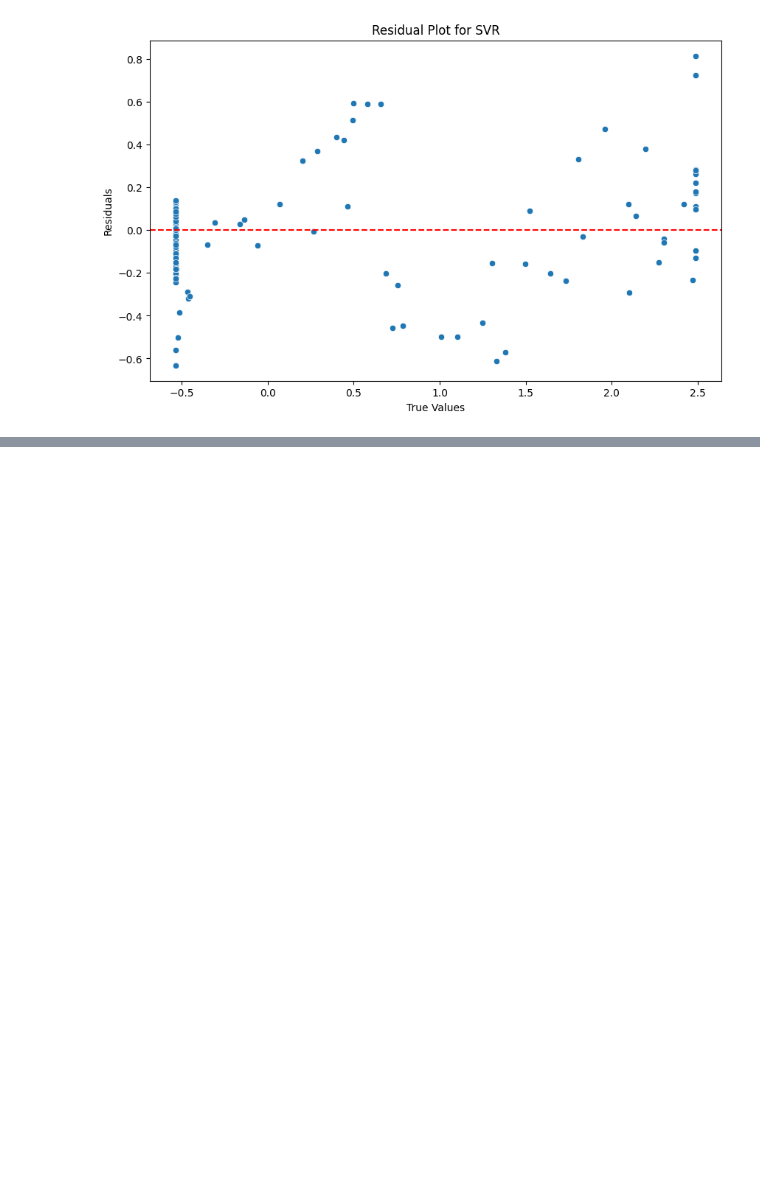
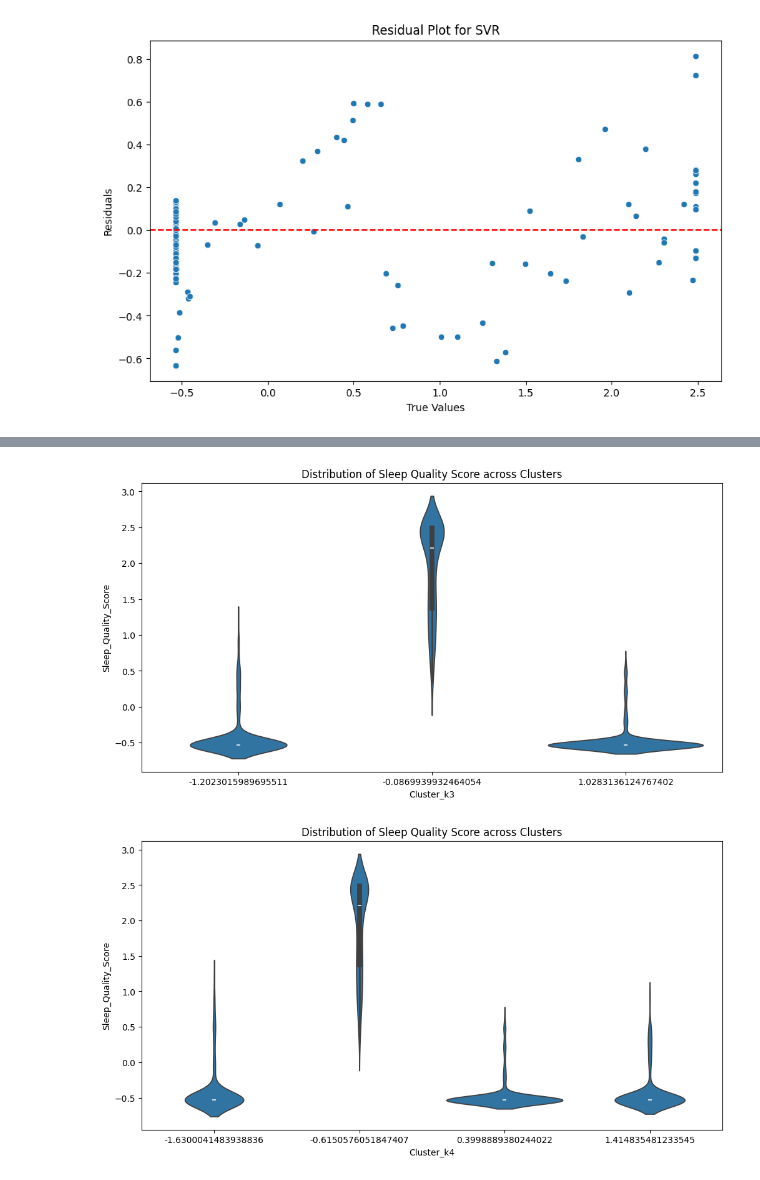
Before and after one commit to Gracing47/digethic_sleep_quality_project, a Jupyter notebook: notebooks/Model_training.ipynb, the cells around one changed output, grey strips where cells are left out. Saved outputs shown, nothing was run; the diff lists cells and outputs as text; code cells hidden in the pictures; blank space fills up the shorter version.

```diff
--- a/notebooks/Model_training.ipynb
+++ b/notebooks/Model_training.ipynb
@@ -133,0 +174,13 @@ for name, model in models.items():
+# %%
+plt.figure(figsize=(12, 6))
+sns.violinplot(x='Cluster_k3', y='Sleep_Quality_Score', data=df_imputed)
+plt.title('Distribution of Sleep Quality Score across Clusters')
+plt.show()
+
+plt.figure(figsize=(12, 6))
+sns.violinplot(x='Cluster_k4', y='Sleep_Quality_Score', data=df_imputed)
+plt.title('Distribution of Sleep Quality Score across Clusters')
+plt.show()
+# %% [output]
+[figure, added]
+[figure, added]
```
Also changed, not shown: parts of 2 cells of this notebook, 5 other files.
